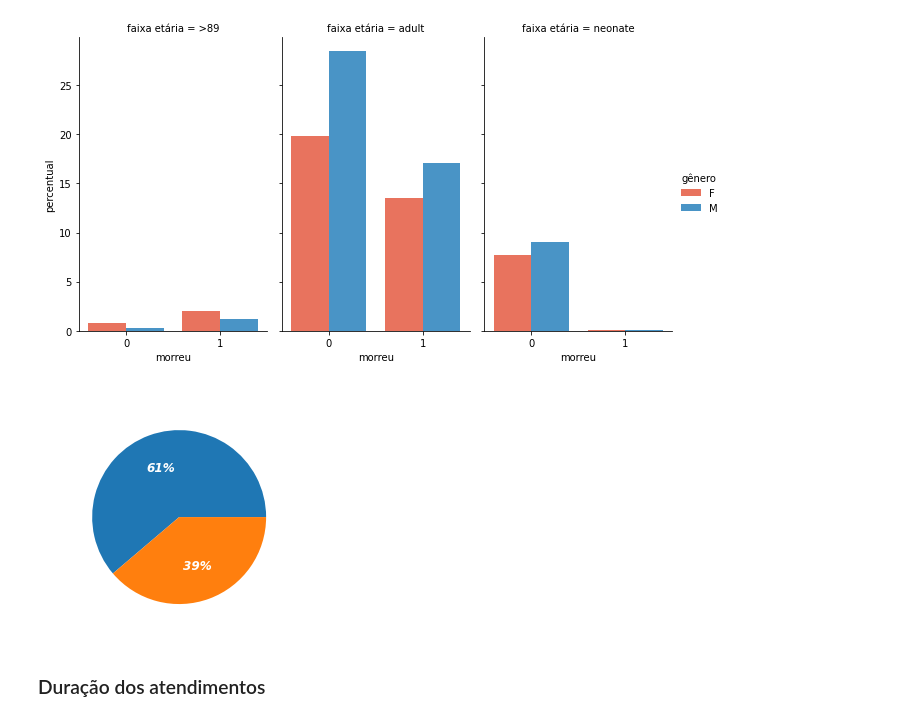
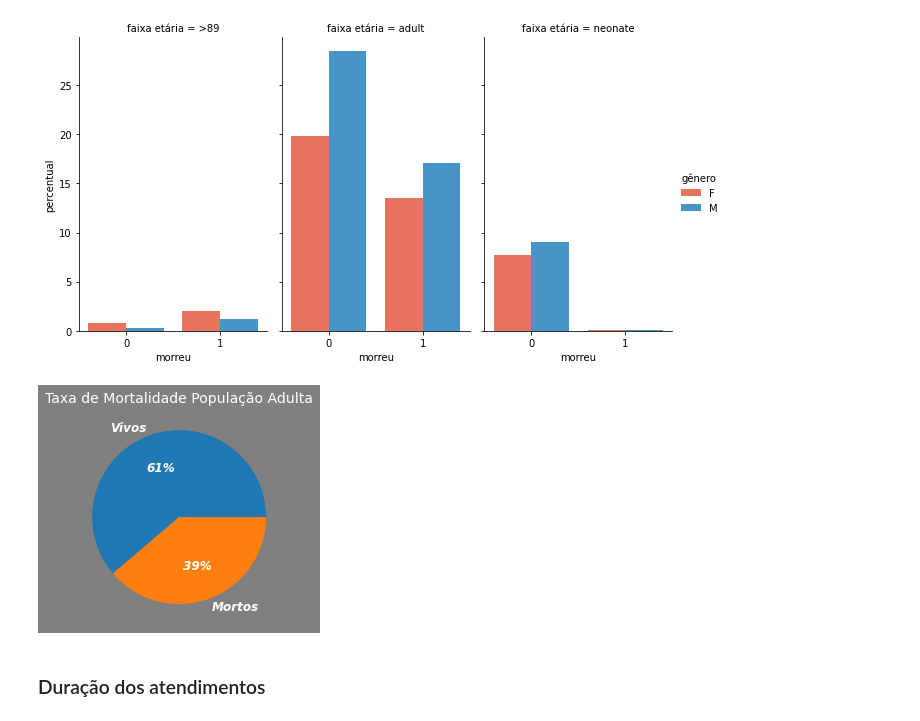
Before and after one commit to camila-cg/mimic-3, a Jupyter notebook: análise-exploratória.ipynb, the cells around one changed output. Saved outputs shown, nothing was run; the diff lists cells and outputs as text; code cells hidden in the pictures.

```diff
--- a/análise-exploratória.ipynb
+++ b/análise-exploratória.ipynb
@@ -317,12 +318,12 @@ ax
 <seaborn.axisgrid.FacetGrid at 0x...>
 [figure]
 # %%
-labels_mortality = ['Vivos', 'Mortos']
-plt.pie(adults_df['expire_flag'].value_counts(), autopct='%.0f%%', labels = labels_mortality, textprops={'fontsize': 12, 'color': 'white', 'style': 'oblique', 'weight': 'bold'})
+plt.figure(facecolor='grey')
+plt.pie(adults_df['expire_flag'].value_counts(), autopct='%.0f%%', labels = ['Vivos', 'Mortos'], textprops={'fontsize': 12, 'color': 'white', 'style': 'oblique', 'weight': 'bold'})
 plt.title('Taxa de Mortalidade População Adulta', color='white', fontsize=14)
 plt.show()
 # %% [output]
-[figure, old version]
+[figure, new version]
 # %% [markdown]
 ### Duração dos atendimentos
 # %% [markdown]
```
Also changed, not shown: parts of 5 cells of this notebook.
